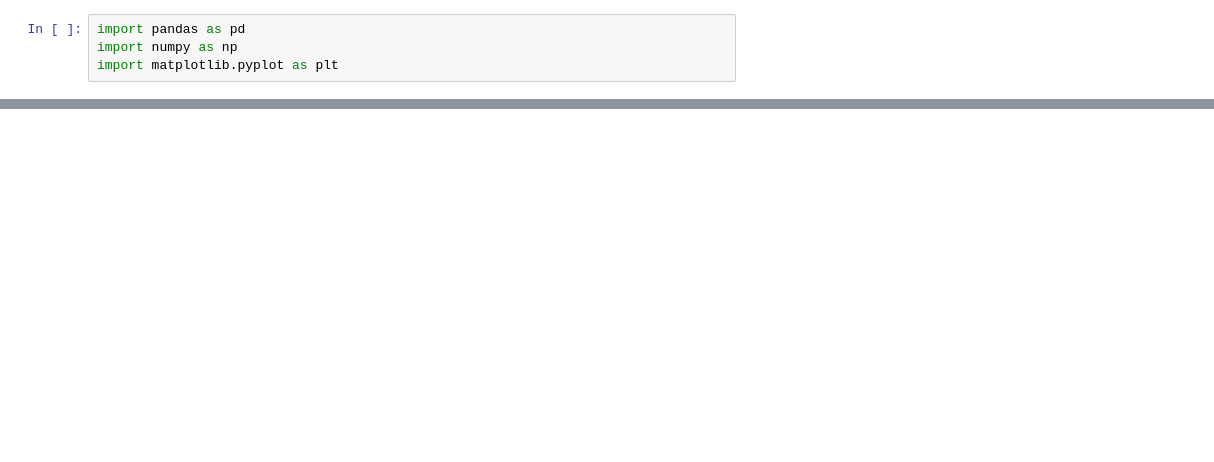
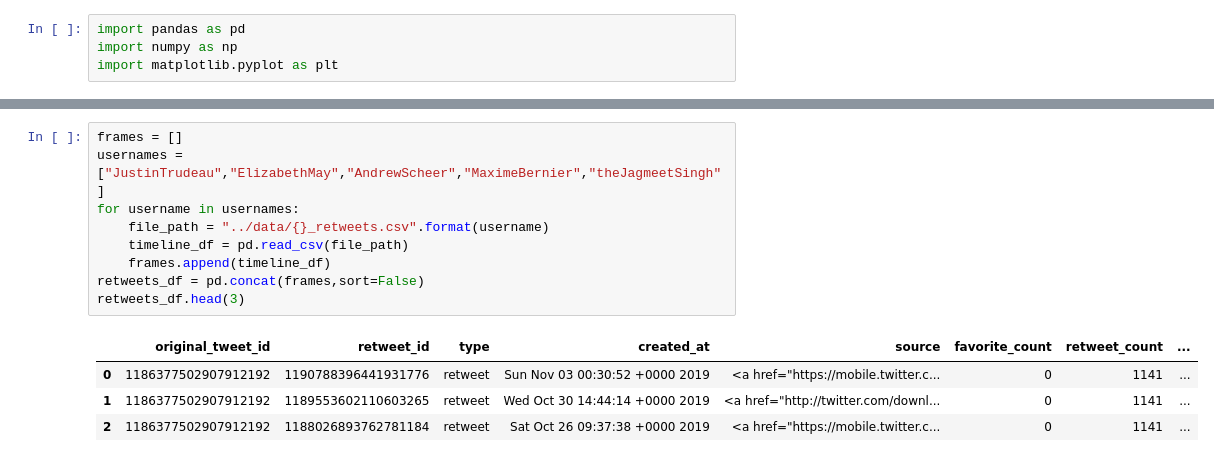
Before and after one commit to cameron-raymond/CISC500-SeniorThesis, a Jupyter notebook: exploratoryanalysis/tweets_over_time.ipynb, the cells around one changed output, grey strips where cells are left out. Cells and saved outputs as stored; diff of their text form; blank space fills up the shorter version.

```diff
--- a/exploratoryanalysis/tweets_over_time.ipynb
+++ b/exploratoryanalysis/tweets_over_time.ipynb
@@ -51,0 +53,14 @@ cumulative_tweets.plot(ax=ax)
+# %%
+frames = []
+usernames = ["JustinTrudeau","ElizabethMay","AndrewScheer","MaximeBernier","theJagmeetSingh"]
+for username in usernames:
+    file_path = "../data/{}_retweets.csv".format(username)
+    timeline_df = pd.read_csv(file_path)
+    frames.append(timeline_df)
+retweets_df = pd.concat(frames,sort=False)
+retweets_df.head(3)
+# %% [output]
+|  | original_tweet_id | retweet_id | type | created_at | source | favorite_count | retweet_count | ... |
+| 0 | 1186377502907912192 | 1190788396441931776 | retweet | Sun Nov 03 00:30:52 +0000 2019 | <a href="https://mobile.twitter.c... | 0 | 1141 | ... |
+| 1 | 1186377502907912192 | 1189553602110603265 | retweet | Wed Oct 30 14:44:14 +0000 2019 | <a href="http://twitter.com/downl... | 0 | 1141 | ... |
+| 2 | 1186377502907912192 | 1188026893762781184 | retweet | Sat Oct 26 09:37:38 +0000 2019 | <a href="https://mobile.twitter.c... | 0 | 1141 | ... |
```
Also changed, not shown: parts of 6 cells of this notebook, 1 other file.
